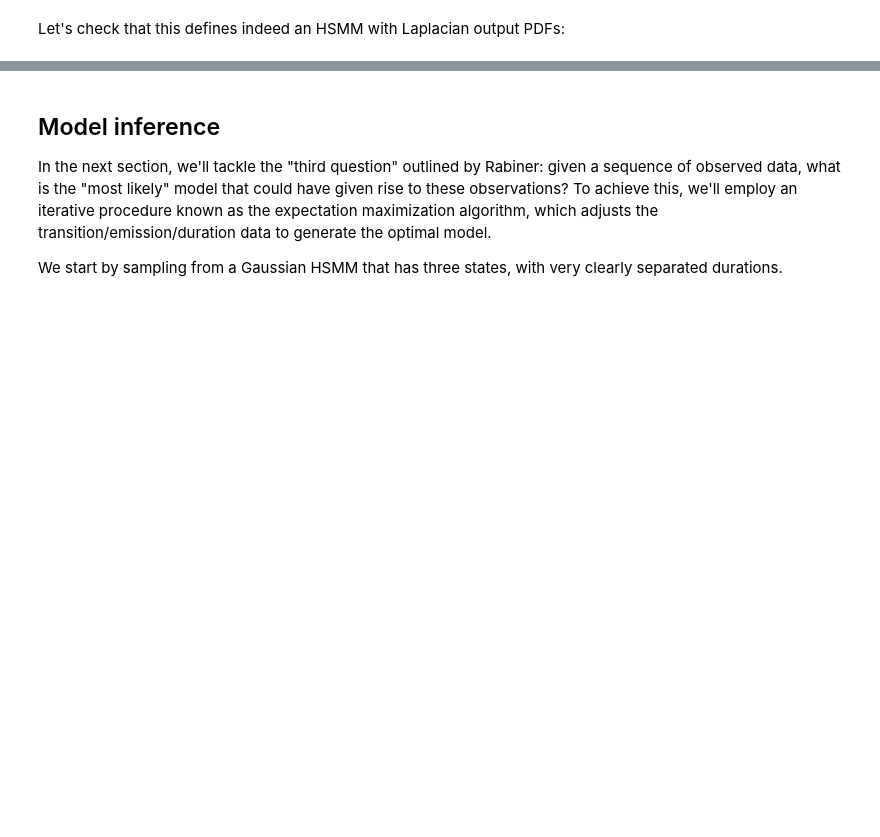
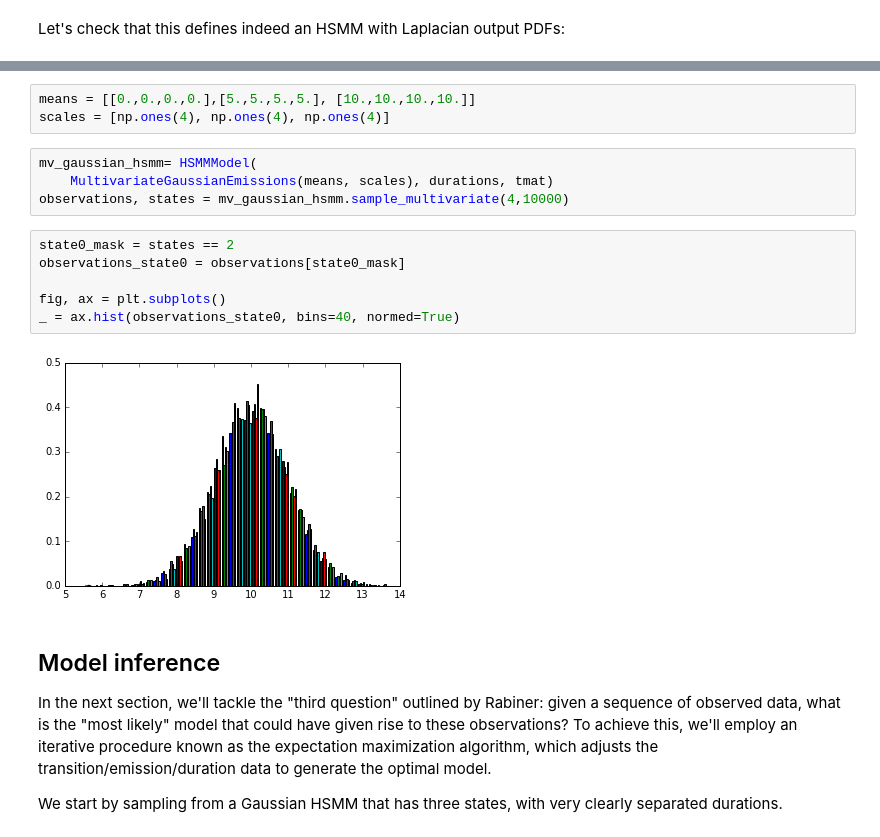
Before and after one commit to dpaysan/hsmmlearn, a Jupyter notebook: notebooks/tutorial.ipynb, the cells around one changed output, grey strips where cells are left out. Drawn from its saved outputs; the diff is of its cells as text; blank space fills up the shorter version.

```diff
--- a/notebooks/tutorial.ipynb
+++ b/notebooks/tutorial.ipynb
@@ -174,3 +216,18 @@ Looks indeed like a Laplacian distribution!
+# %%
+means = [[0.,0.,0.,0.],[5.,5.,5.,5.], [10.,10.,10.,10.]]
+scales = [np.ones(4), np.ones(4), np.ones(4)]
+# %%
+mv_gaussian_hsmm= HSMMModel(
+    MultivariateGaussianEmissions(means, scales), durations, tmat)
+observations, states = mv_gaussian_hsmm.sample_multivariate(4,10000)
+# %%
+state0_mask = states == 2
+observations_state0 = observations[state0_mask]
+
+fig, ax = plt.subplots()
+_ = ax.hist(observations_state0, bins=40, normed=True)
+# %% [output]
+[figure, added]
 # %% [markdown]
 Model inference
 --
```
Also changed, not shown: parts of 13 cells of this notebook, 1 other file.
